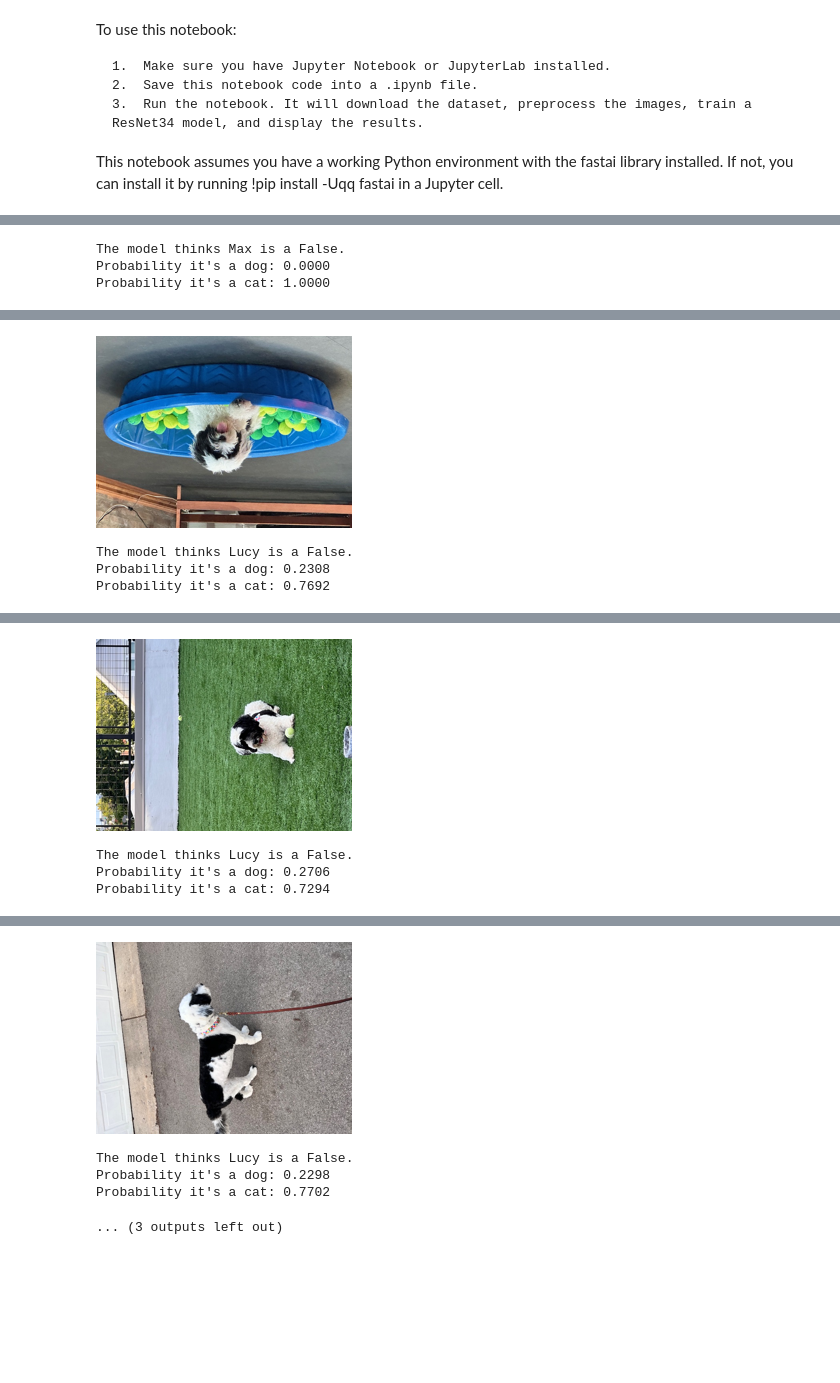
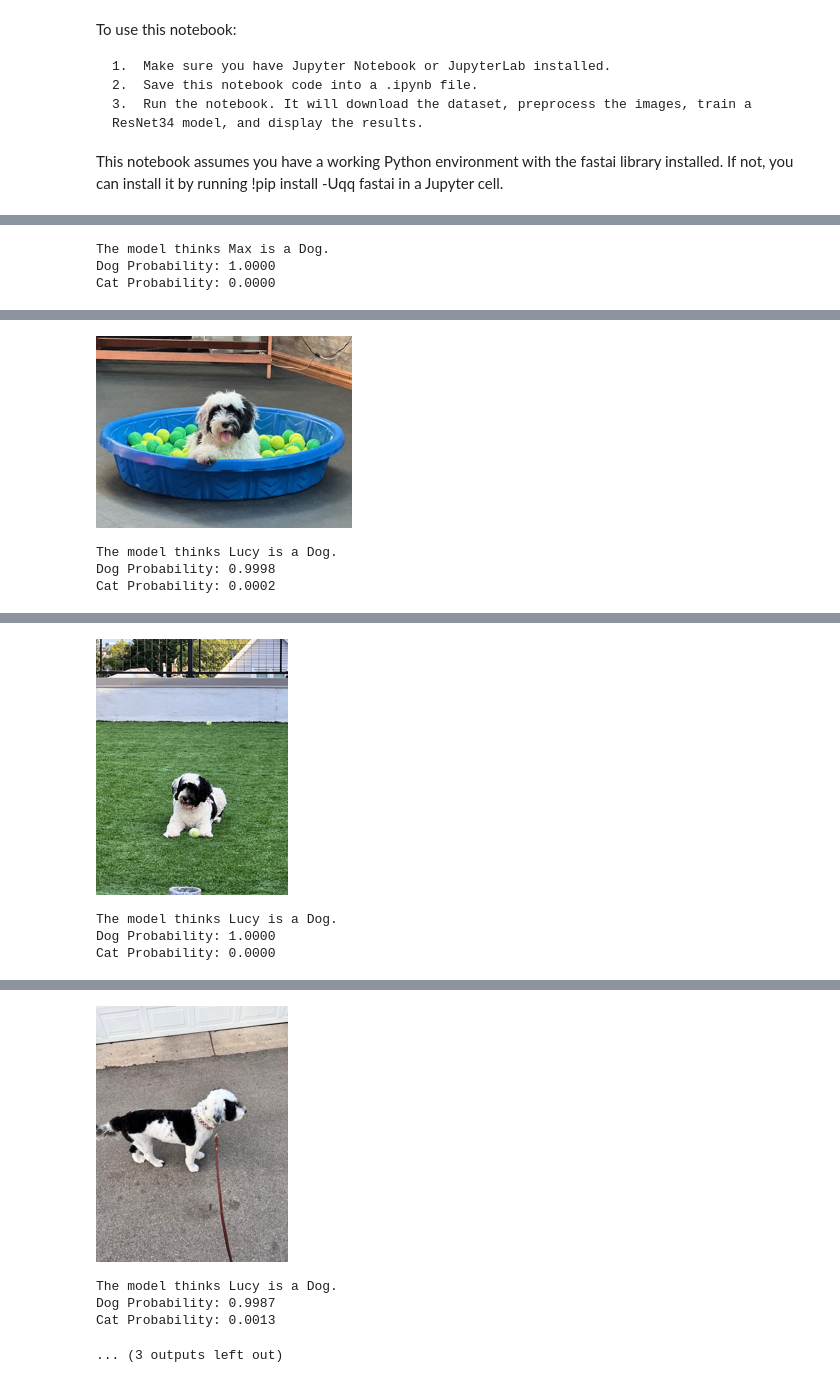
Before and after one commit to dphummel/AI, a Jupyter notebook: computer-vision-is-it-a-dog-chatgpt.ipynb, the cells around one changed output, grey strips where cells are left out. Drawn from its saved outputs; the diff is of its cells as text; code cells hidden in the pictures; blank space fills up the shorter version.

```diff
--- a/computer-vision-is-it-a-dog-chatgpt.ipynb
+++ b/computer-vision-is-it-a-dog-chatgpt.ipynb
@@ -109,70 +111,76 @@ This notebook assumes you have a working Python environment with the fastai libr
 # %%
 from fastdownload import download_url
 from fastai.vision.all import *
+from PIL import Image, ImageOps
 
 # Test the model using the image of Max (see My Family Pets dataset)
 max_file = "../input/my-family-pets/Max.jpg"
 max_image = Image.open(max_file).to_thumb(256, 256)
+max_image = ImageOps.exif_transpose(max_image)
 result,_,prob = learn.predict(max_image)
 display(max_image)
 print(f"The model thinks Max is a {result}.")
-print(f"Probability it's a dog: {prob[1]:.4f}")
-print(f"Probability it's a cat: {prob[0]:.4f}")
+print(f"Dog Probability: {prob[1]:.4f}")
+print(f"Cat Probability: {prob[0]:.4f}")
 
 # Test the model using Lucy's first image (see My Family Pets dataset)
 lucy_file = "../input/my-family-pets/Lucy.jpg"
 lucy_image = Image.open(lucy_file).to_thumb(256, 256)
+lucy_image = ImageOps.exif_transpose(lucy_image)
 result,_,prob = learn.predict(lucy_image)
 display(lucy_image)
 print(f"The model thinks Lucy is a {result}.")
-print(f"Probability it's a dog: {prob[1]:.4f}")
-print(f"Probability it's a cat: {prob[0]:.4f}")
+print(f"Dog Probability: {prob[1]:.4f}")
+print(f"Cat Probability: {prob[0]:.4f}")
 
 # Test the model using Lucy's second image (see My Family Pets dataset)
 lucy_file2 = "../input/my-family-pets/Lucy_2.jpg"
 lucy_image2 = Image.open(lucy_file2).to_thumb(256, 256)
+lucy_image2 = ImageOps.exif_transpose(lucy_image2)
 result,_,prob = learn.predict(lucy_image2)
 display(lucy_image2)
 print(f"The model thinks Lucy is a {result}.")
-print(f"Probability it's a dog: {prob[1]:.4f}")
-print(f"Probability it's a cat: {prob[0]:.4f}")
+print(f"Dog Probability: {prob[1]:.4f}")
+print(f"Cat Probability: {prob[0]:.4f}")
 
 # Test the model using Lucy's third image (see My Family Pets dataset)
 lucy_file3 = "../input/my-family-pets/Lucy_3.jpg"
 lucy_image3 = Image.open(lucy_file3).to_thumb(256, 256)
+lucy_image3 = ImageOps.exif_transpose(lucy_image3)
 result,_,prob = learn.predict(lucy_image3)
 display(lucy_image3)
 print(f"The model thinks Lucy is a {result}.")
-print(f"Probability it's a dog: {prob[1]:.4f}")
-print(f"Probability it's a cat: {prob[0]:.4f}")
+print(f"Dog Probability: {prob[1]:.4f}")
+print(f"Cat Probability: {prob[0]:.4f}")
 
 # Test the model using Chica's image (see My Family Pets dataset)
 chica_file = '../input/my-family-pets/Chica.jpg'
 chica_image = Image.open(chica_file).to_thumb(256, 256)
+chica_image = ImageOps.exif_transpose(chica_image)
 result,_,prob = learn.predict(PILImage.create(chica_image))
 display(chica_image)
 print(f"The model things Chica is a {result}.")
-print(f"Probability it's a dog: {prob[1]:.4f}")
-print(f"Probability it's a cat: {prob[0]:.4f}")
+print(f"Dog Probability: {prob[1]:.4f}")
+print(f"Cat Probability: {prob[0]:.4f}")
 # %% [output]
 [interactive output not drawn]
 [figure]
-The model thinks Max is a False.
-Probability it's a dog: 0.0000
-Probability it's a cat: 1.0000
+The model thinks Max is a Dog.
+Dog Probability: 1.0000
+Cat Probability: 0.0000
 [interactive output not drawn]
-[figure, old version]
+[figure, new version]
-The model thinks Lucy is a False.
-Probability it's a dog: 0.2308
-Probability it's a cat: 0.7692
+The model thinks Lucy is a Dog.
+Dog Probability: 0.9998
+Cat Probability: 0.0002
 [interactive output not drawn]
-[figure, old version]
+[figure, new version]
-The model thinks Lucy is a False.
-Probability it's a dog: 0.2706
-Probability it's a cat: 0.7294
+The model thinks Lucy is a Dog.
+Dog Probability: 1.0000
+Cat Probability: 0.0000
 [interactive output not drawn]
-[figure, old version]
+[figure, new version]
-The model thinks Lucy is a False.
-Probability it's a dog: 0.2298
-Probability it's a cat: 0.7702
+The model thinks Lucy is a Dog.
+Dog Probability: 0.9987
+Cat Probability: 0.0013
 ... (3 outputs left out)
```
Also changed, not shown: parts of 1 cell of this notebook.
